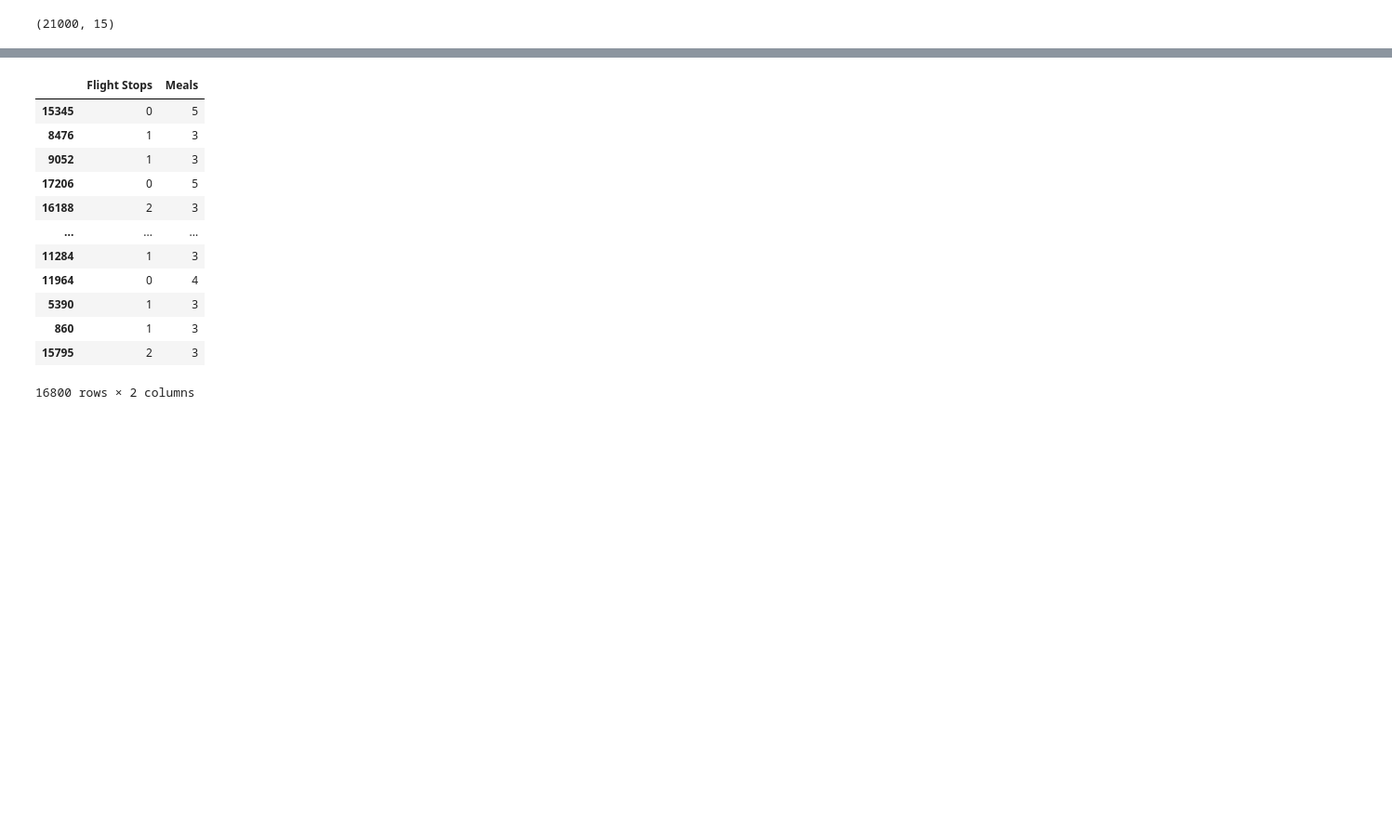
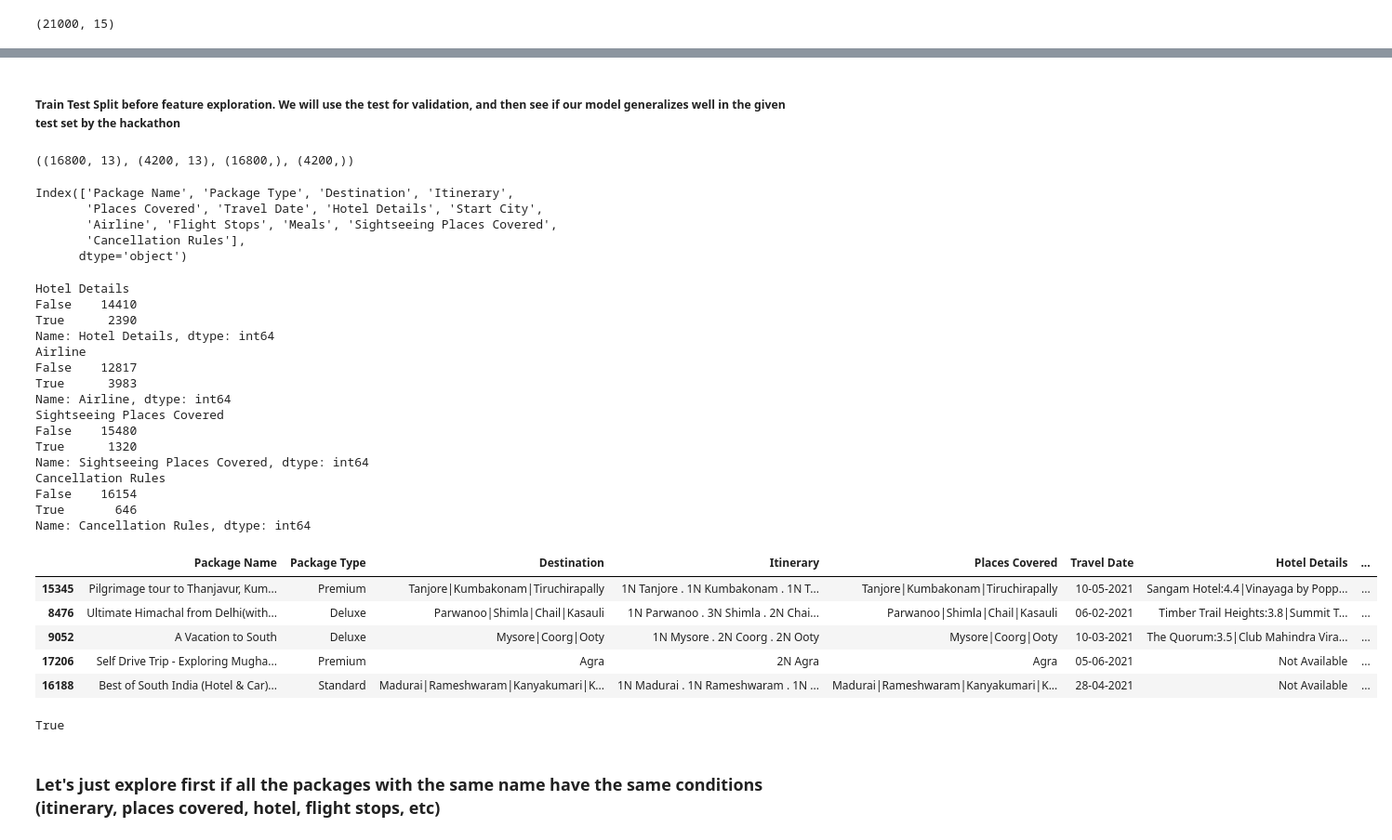
Before and after one commit to GGC17/machinehack_travels, a Jupyter notebook: travel_eda.ipynb, the cells around one changed output, grey strips where cells are left out. Shown: that part at 93% size. Cells and saved outputs as stored; diff of their text form; code cells hidden in the pictures; blank space fills up the shorter version.

```diff
--- a/travel_eda.ipynb
+++ b/travel_eda.ipynb
@@ -150,17 +128,64 @@ X_train.shape, X_test.shape, y_train.shape, y_test.shape
+# %% [markdown]
+##### Train Test Split before feature exploration. We will use the test for validation, and then see if our model generalizes well in the given test set by the hackathon
+# %%
+X = travels.drop(columns=['Per Person Price', 'Uniq Id'])
+y = travels['Per Person Price']
+X_train, X_test, y_train, y_test = train_test_split(X, y, test_size=0.2, random_state=42)
+# %%
+X_train.shape, X_test.shape, y_train.shape, y_test.shape
+# %% [output]
+((16800, 13), (4200, 13), (16800,), (4200,))
+# %%
+X_train.columns
+# %% [output]
+Index(['Package Name', 'Package Type', 'Destination', 'Itinerary',
+       'Places Covered', 'Travel Date', 'Hotel Details', 'Start City',
+       'Airline', 'Flight Stops', 'Meals', 'Sightseeing Places Covered',
+       'Cancellation Rules'],
+      dtype='object')
+# %%
+# See columns where str 'Not Available' is present
+for travel in X_train.columns:
+    try:
+        if X_train[travel].str.contains('Not Available').any():
+            print (travel)
+            print(X_train[travel].str.contains('Not Available').value_counts())
+    except:
+        pass
+
+# We have 4 columns where the str 'Not Available is present'
+# %% [output]
+Hotel Details
+False    14410
+True      2390
+Name: Hotel Details, dtype: int64
+Airline
+False    12817
+True      3983
+Name: Airline, dtype: int64
+Sightseeing Places Covered
+False    15480
+True      1320
+Name: Sightseeing Places Covered, dtype: int64
+Cancellation Rules
+False    16154
+True       646
+Name: Cancellation Rules, dtype: int64
 # %%
-cont_var = ['Flight Stops', 'Meals']
-X_train[cont_var]
+cat_var = ['Package Name', 'Package Type', 'Destination', 'Itinerary',
+           'Places Covered', 'Travel Date', 'Hotel Details', 'Start City',
+           'Airline', 'Sightseeing Places Covered',
+           'Cancellation Rules']
+X_train[cat_var].head()
 # %% [output]
-|  | Flight Stops | Meals |
-| 15345 | 0 | 5 |
-| 8476 | 1 | 3 |
-| 9052 | 1 | 3 |
-| 17206 | 0 | 5 |
-| 16188 | 2 | 3 |
-| ... | ... | ... |
-| 11284 | 1 | 3 |
-| 11964 | 0 | 4 |
-| 5390 | 1 | 3 |
-| 860 | 1 | 3 |
-| 15795 | 2 | 3 |
+|  | Package Name | Package Type | Destination | Itinerary | Places Covered | Travel Date | Hotel Details | ... |
+| 15345 | Pilgrimage tour to Thanjavur, Kum... | Premium | Tanjore|Kumbakonam|Tiruchirapally | 1N Tanjore . 1N Kumbakonam . 1N T... | Tanjore|Kumbakonam|Tiruchirapally | 10-05-2021 | Sangam Hotel:4.4|Vinayaga by Popp... | ... |
+| 8476 | Ultimate Himachal from Delhi(with... | Deluxe | Parwanoo|Shimla|Chail|Kasauli | 1N Parwanoo . 3N Shimla . 2N Chai... | Parwanoo|Shimla|Chail|Kasauli | 06-02-2021 | Timber Trail Heights:3.8|Summit T... | ... |
+| 9052 | A Vacation to South | Deluxe | Mysore|Coorg|Ooty | 1N Mysore . 2N Coorg . 2N Ooty | Mysore|Coorg|Ooty | 10-03-2021 | The Quorum:3.5|Club Mahindra Vira... | ... |
+| 17206 | Self Drive Trip - Exploring Mugha... | Premium | Agra | 2N Agra | Agra | 05-06-2021 | Not Available | ... |
+| 16188 | Best of South India (Hotel & Car)... | Standard | Madurai|Rameshwaram|Kanyakumari|K... | 1N Madurai . 1N Rameshwaram . 1N ... | Madurai|Rameshwaram|Kanyakumari|K... | 28-04-2021 | Not Available | ... |
-16800 rows × 2 columns
+# %%
+# See if 'Destination' and 'Places Covered' columns are the same
+X_train['Destination'].equals(X_train['Places Covered'])
+# %% [output]
+True
@@ -166,0 +196,2 @@ X_train[cont_var]
+# %% [markdown]
+### Let's just explore first if all the packages with the same name have the same conditions (itinerary, places covered, hotel, flight stops, etc)
```
Also changed, not shown: parts of 16 cells of this notebook.
